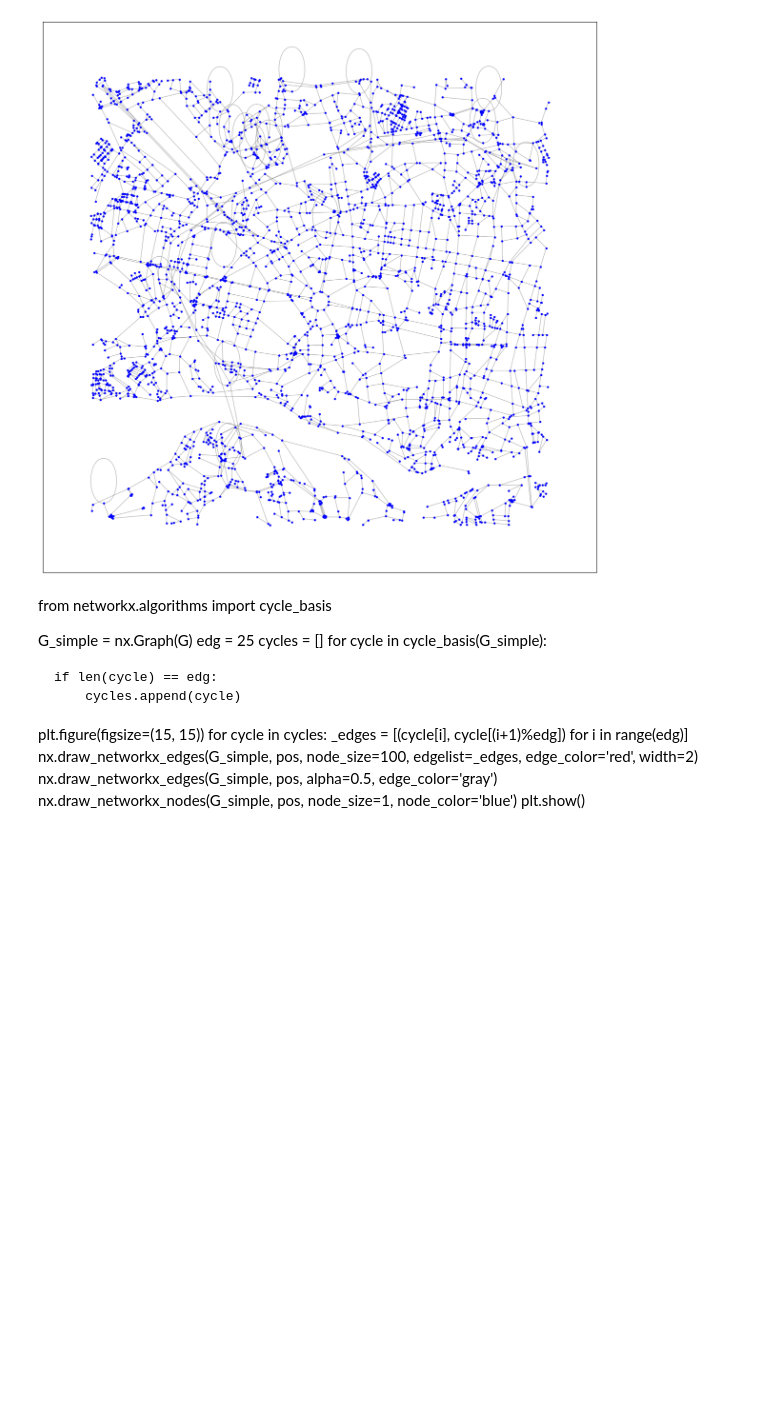
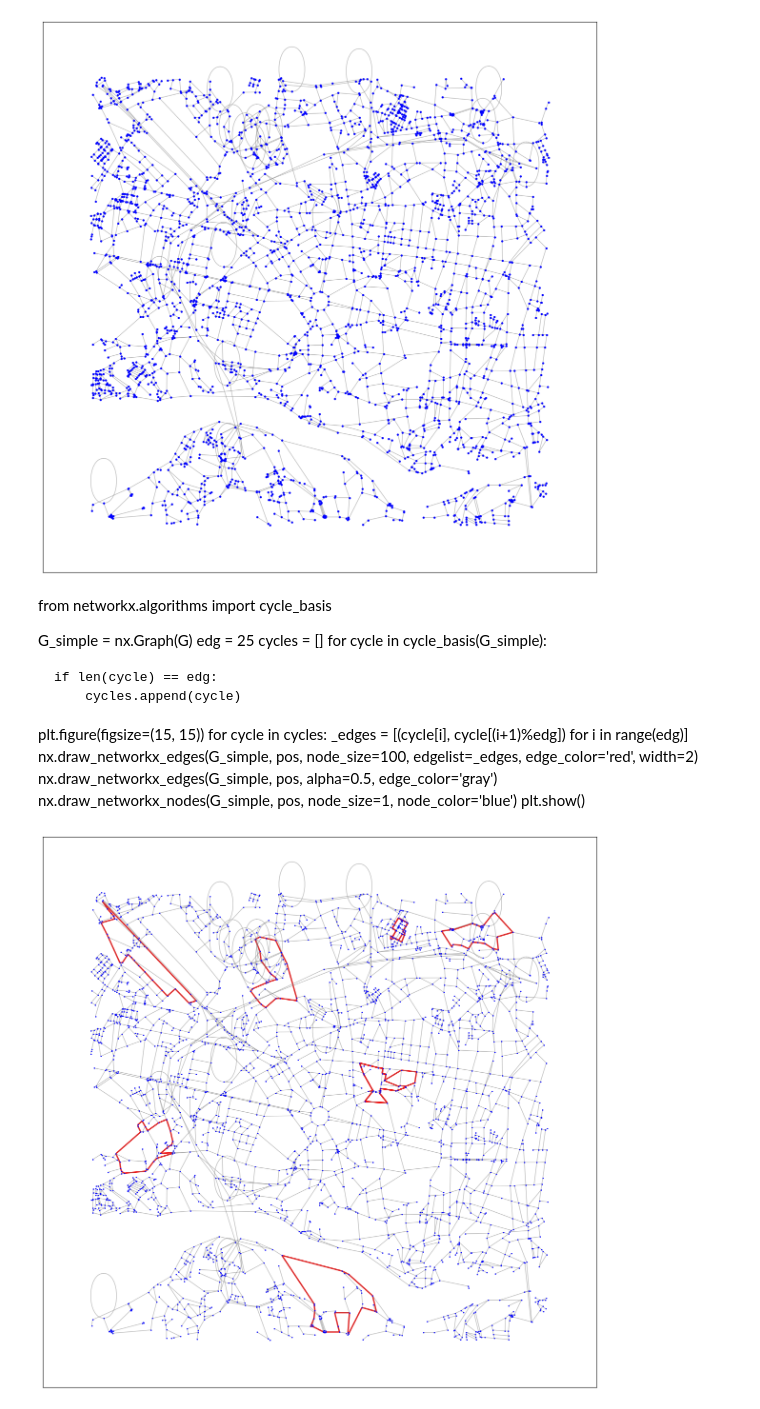
Before and after one commit to sdenisen/network_find_path, a Jupyter notebook: find_square.ipynb, the cells around one changed output. Saved outputs shown, nothing was run; the diff lists cells and outputs as text; code cells hidden in the pictures; blank space fills up the shorter version.

```diff
--- a/find_square.ipynb
+++ b/find_square.ipynb
@@ -67,3 +67,24 @@ for cycle in cycles:
 nx.draw_networkx_edges(G_simple, pos, alpha=0.5, edge_color='gray')
 nx.draw_networkx_nodes(G_simple, pos, node_size=1, node_color='blue')
 plt.show()
+# %%
+from networkx.algorithms import cycle_basis
+
+G_simple = nx.Graph(G)
+edg = 25
+cycles = []
+for cycle in cycle_basis(G_simple):
+
+    if len(cycle) == edg:
+        cycles.append(cycle)
+
+
+plt.figure(figsize=(15, 15))
+for cycle in cycles:
+    _edges = [(cycle[i], cycle[(i+1)%edg]) for i in range(edg)]
+    nx.draw_networkx_edges(G_simple, pos, node_size=100, edgelist=_edges, edge_color='red', width=2)
+nx.draw_networkx_edges(G_simple, pos, alpha=0.5, edge_color='gray')
+nx.draw_networkx_nodes(G_simple, pos, node_size=1, node_color='blue')
+plt.show()
+# %% [output]
+[figure, added]
```
Also changed, not shown: 1 other file.
